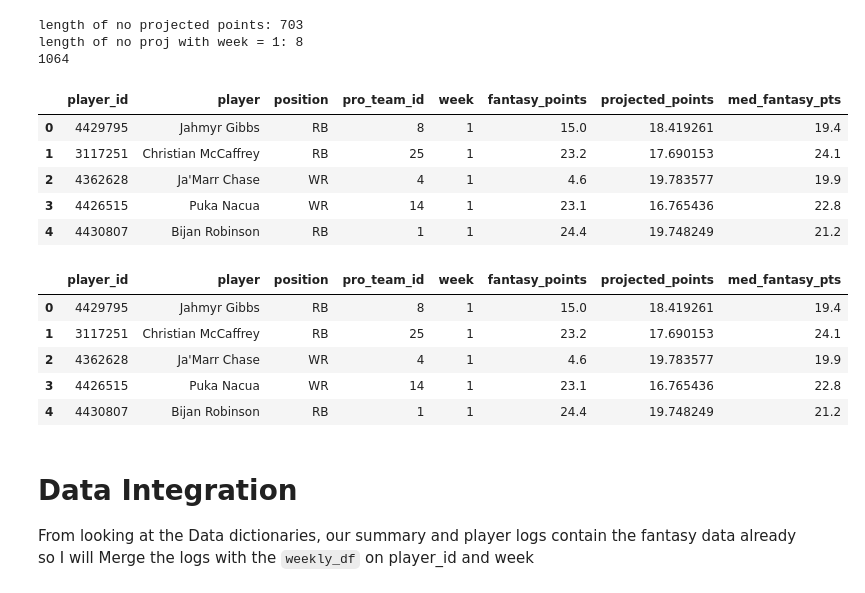
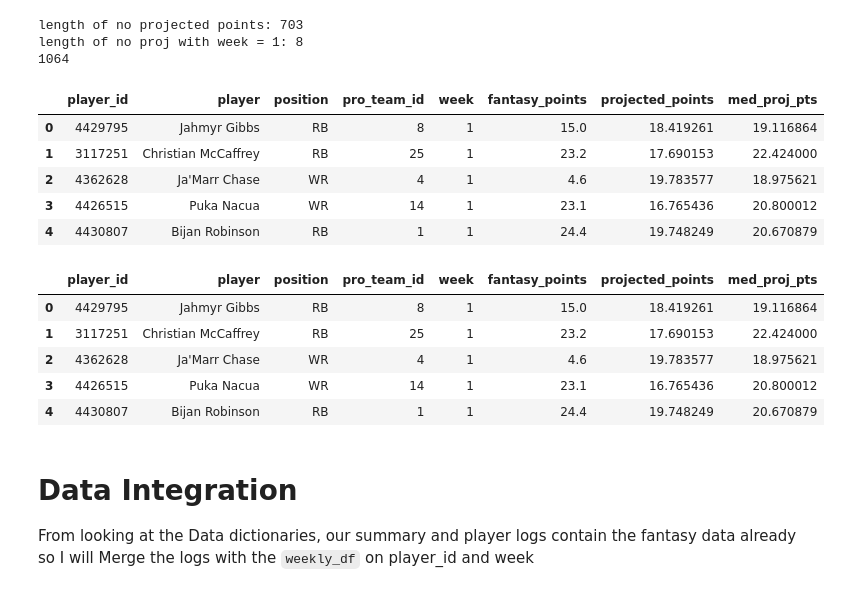
Before and after one commit to trma2416/CSCI_5502_Fantasy_Project, a Jupyter notebook: notebooks/data_cleaning.ipynb, the cells around one changed output. Cells and saved outputs as stored; diff of their text form; code cells hidden in the pictures.

````diff
--- a/notebooks/data_cleaning.ipynb
+++ b/notebooks/data_cleaning.ipynb
@@ -137,30 +137,30 @@ length of no proj with week = 1: 8
 # %%
 # in player summary we already have average fantasy points so I will compute the mean
 
-weekly_df["med_fantasy_pts"]  = weekly_df.groupby("player_id")["fantasy_points"].transform("median")
+weekly_df["med_proj_pts"]  = weekly_df.groupby("player_id")["projected_points"].transform("median")
 weekly_df.head()
 # %% [output]
-|  | player_id | player | position | pro_team_id | week | fantasy_points | projected_points | med_fantasy_pts |
-| 0 | 4429795 | Jahmyr Gibbs | RB | 8 | 1 | 15.0 | 18.419261 | 19.4 |
-| 1 | 3117251 | Christian McCaffrey | RB | 25 | 1 | 23.2 | 17.690153 | 24.1 |
-| 2 | 4362628 | Ja'Marr Chase | WR | 4 | 1 | 4.6 | 19.783577 | 19.9 |
-| 3 | 4426515 | Puka Nacua | WR | 14 | 1 | 23.1 | 16.765436 | 22.8 |
-| 4 | 4430807 | Bijan Robinson | RB | 1 | 1 | 24.4 | 19.748249 | 21.2 |
+|  | player_id | player | position | pro_team_id | week | fantasy_points | projected_points | med_proj_pts |
+| 0 | 4429795 | Jahmyr Gibbs | RB | 8 | 1 | 15.0 | 18.419261 | 19.116864 |
+| 1 | 3117251 | Christian McCaffrey | RB | 25 | 1 | 23.2 | 17.690153 | 22.424000 |
+| 2 | 4362628 | Ja'Marr Chase | WR | 4 | 1 | 4.6 | 19.783577 | 18.975621 |
+| 3 | 4426515 | Puka Nacua | WR | 14 | 1 | 23.1 | 16.765436 | 20.800012 |
+| 4 | 4430807 | Bijan Robinson | RB | 1 | 1 | 24.4 | 19.748249 | 20.670879 |
 # %%
 weekly_df["projected_points"] = np.where(
     weekly_df["projected_points"].isna(),
-    weekly_df["med_fantasy_pts"],
+    weekly_df["med_proj_pts"],
     weekly_df["projected_points"]
 )
 
 weekly_df.head()
 # %% [output]
-|  | player_id | player | position | pro_team_id | week | fantasy_points | projected_points | med_fantasy_pts |
-| 0 | 4429795 | Jahmyr Gibbs | RB | 8 | 1 | 15.0 | 18.419261 | 19.4 |
-| 1 | 3117251 | Christian McCaffrey | RB | 25 | 1 | 23.2 | 17.690153 | 24.1 |
-| 2 | 4362628 | Ja'Marr Chase | WR | 4 | 1 | 4.6 | 19.783577 | 19.9 |
-| 3 | 4426515 | Puka Nacua | WR | 14 | 1 | 23.1 | 16.765436 | 22.8 |
-| 4 | 4430807 | Bijan Robinson | RB | 1 | 1 | 24.4 | 19.748249 | 21.2 |
+|  | player_id | player | position | pro_team_id | week | fantasy_points | projected_points | med_proj_pts |
+| 0 | 4429795 | Jahmyr Gibbs | RB | 8 | 1 | 15.0 | 18.419261 | 19.116864 |
+| 1 | 3117251 | Christian McCaffrey | RB | 25 | 1 | 23.2 | 17.690153 | 22.424000 |
+| 2 | 4362628 | Ja'Marr Chase | WR | 4 | 1 | 4.6 | 19.783577 | 18.975621 |
+| 3 | 4426515 | Puka Nacua | WR | 14 | 1 | 23.1 | 16.765436 | 20.800012 |
+| 4 | 4430807 | Bijan Robinson | RB | 1 | 1 | 24.4 | 19.748249 | 20.670879 |
 # %% [markdown]
 # Data Integration
 From looking at the Data dictionaries, our summary and player logs contain the fantasy data already so I will Merge the logs with the ```weekly_df``` on player_id and week
````
Also changed, not shown: 1 other file.
